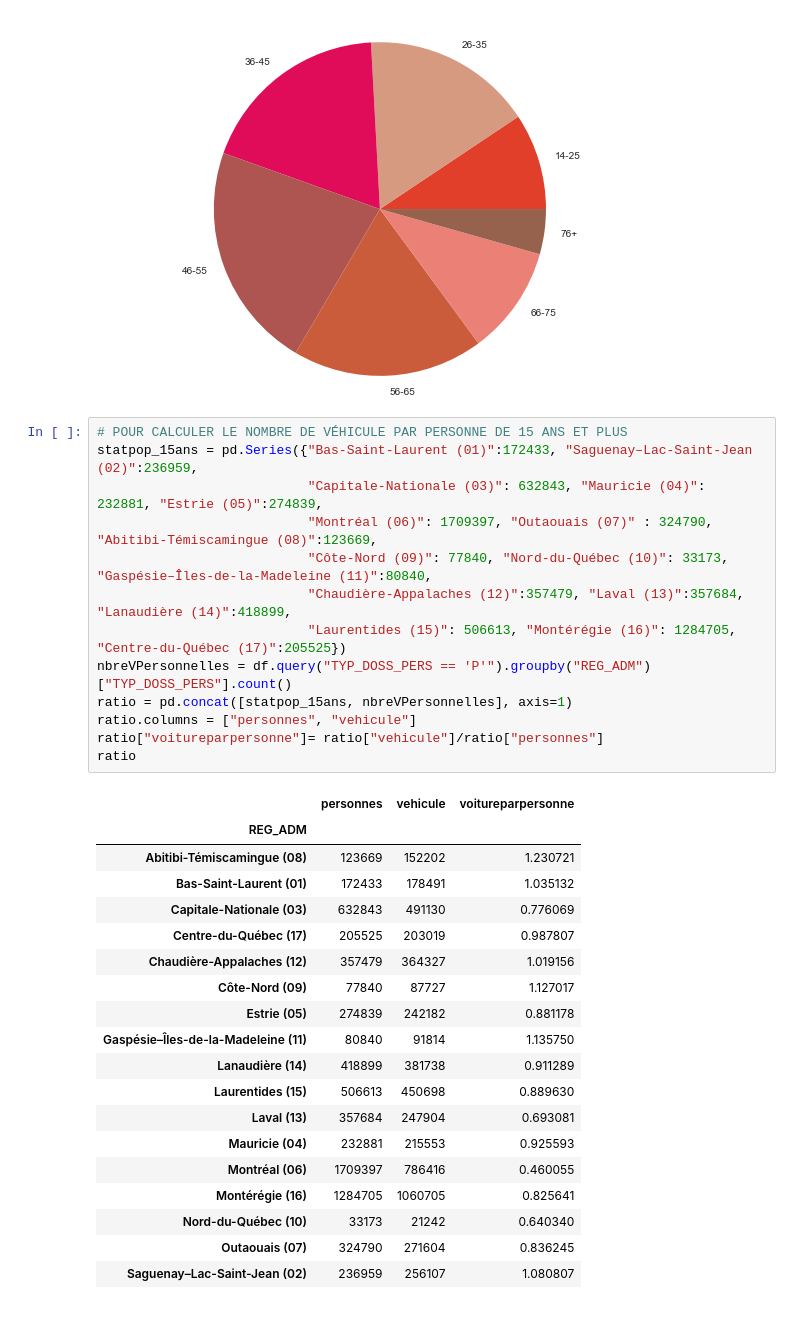
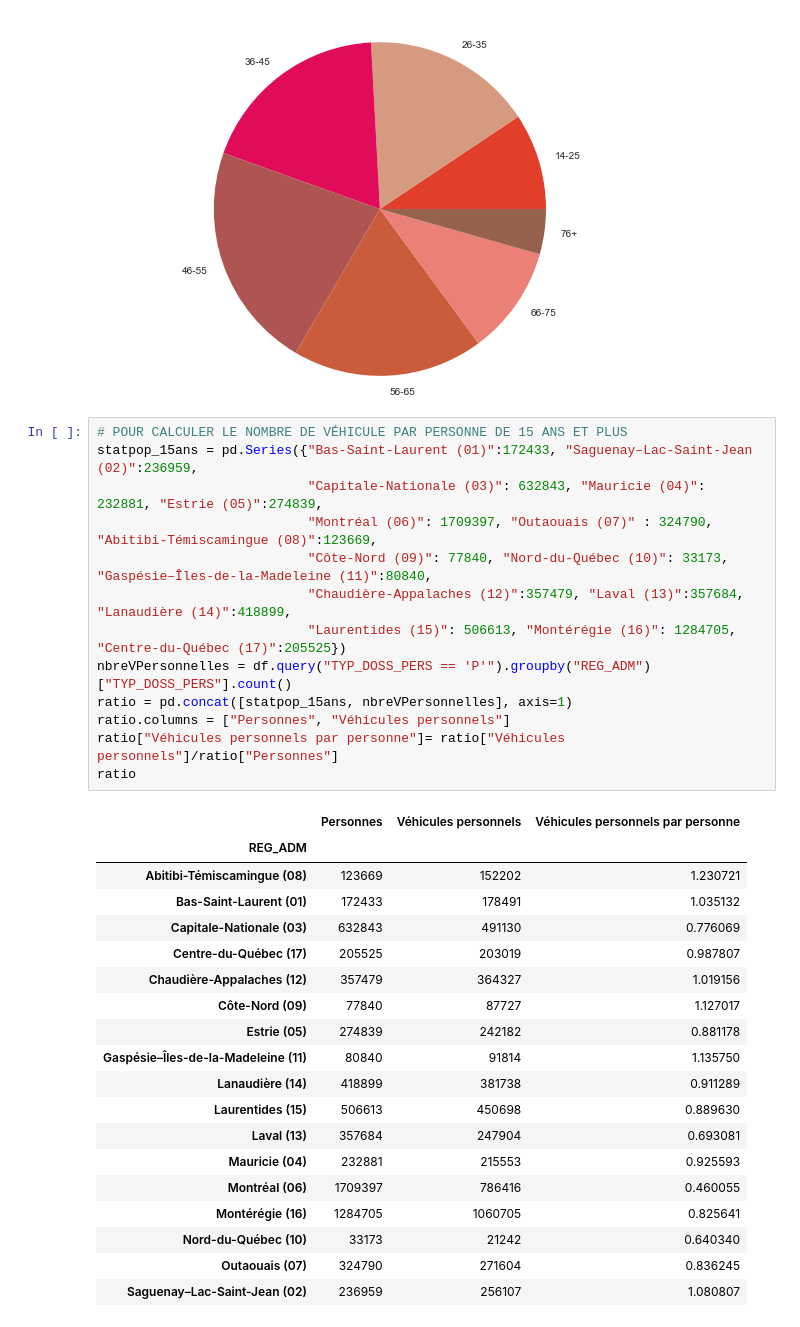
Before and after one commit to Whippsie/Hackaton2017Datascape, a Jupyter notebook: hack.ipynb, the cells around one changed output. Drawn from its saved outputs; the diff is of its cells as text.

```diff
--- a/hack.ipynb
+++ b/hack.ipynb
@@ -314,18 +314,18 @@ plt.show()
 # %%
 # POUR CALCULER LE NOMBRE DE VÉHICULE PAR PERSONNE DE 15 ANS ET PLUS
 statpop_15ans = pd.Series({"Bas-Saint-Laurent (01)":172433, "Saguenay–Lac-Saint-Jean (02)":236959,
                            "Capitale-Nationale (03)": 632843, "Mauricie (04)": 232881, "Estrie (05)":274839,
                            "Montréal (06)": 1709397, "Outaouais (07)" : 324790, "Abitibi-Témiscamingue (08)":123669,
                            "Côte-Nord (09)": 77840, "Nord-du-Québec (10)": 33173, "Gaspésie–Îles-de-la-Madeleine (11)":80840,
                            "Chaudière-Appalaches (12)":357479, "Laval (13)":357684, "Lanaudière (14)":418899,
                            "Laurentides (15)": 506613, "Montérégie (16)": 1284705, "Centre-du-Québec (17)":205525})
 nbreVPersonnelles = df.query("TYP_DOSS_PERS == 'P'").groupby("REG_ADM")["TYP_DOSS_PERS"].count()
 ratio = pd.concat([statpop_15ans, nbreVPersonnelles], axis=1)
-ratio.columns = ["personnes", "vehicule"]
-ratio["voitureparpersonne"]= ratio["vehicule"]/ratio["personnes"]
+ratio.columns = ["Personnes", "Véhicules personnels"]
+ratio["Véhicules personnels par personne"]= ratio["Véhicules personnels"]/ratio["Personnes"]
 ratio
 # %% [output]
-|  | personnes | vehicule | voitureparpersonne |
+|  | Personnes | Véhicules personnels | Véhicules personnels par personne |
 | REG_ADM |  |  |  |
 | Abitibi-Témiscamingue (08) | 123669 | 152202 | 1.230721 |
 | Bas-Saint-Laurent (01) | 172433 | 178491 | 1.035132 |
```
